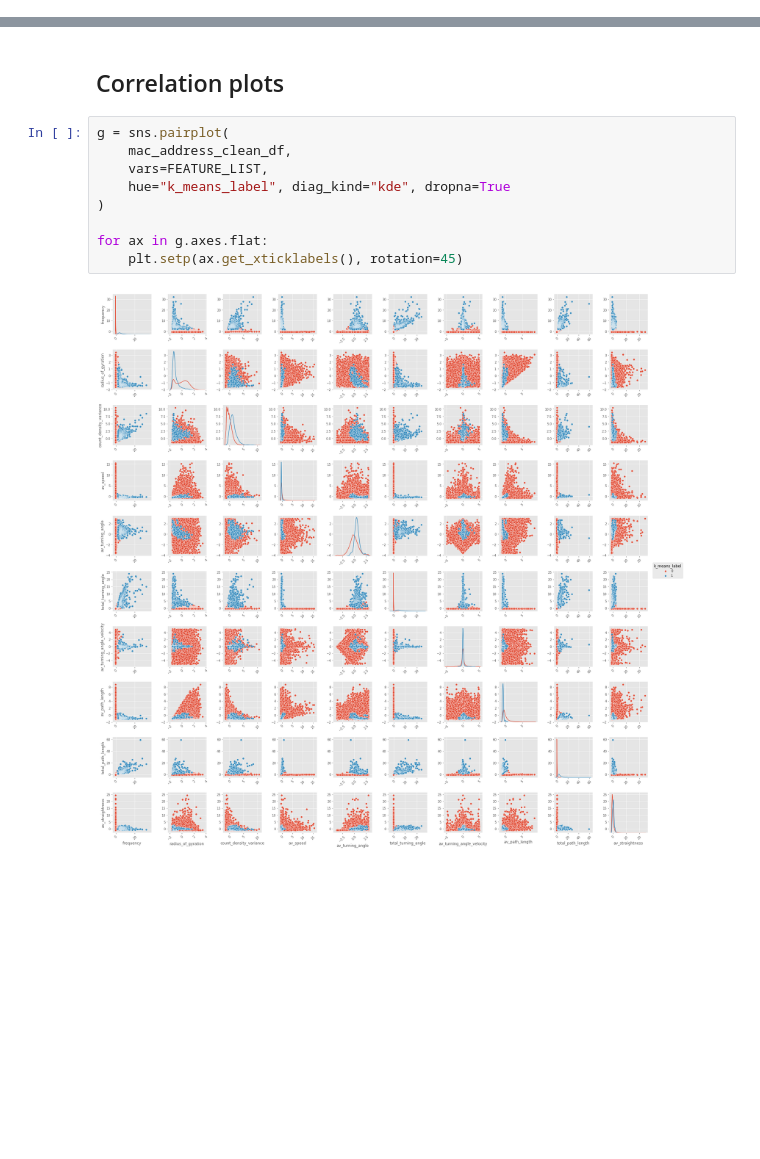
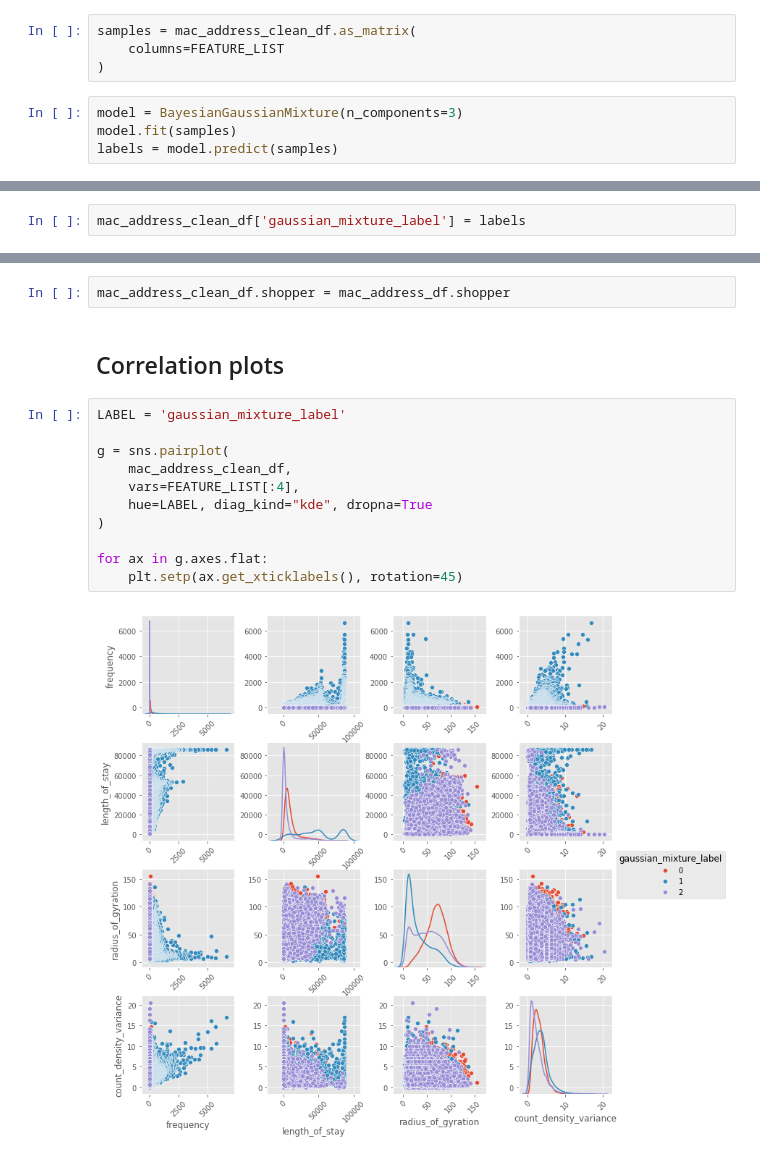
Before and after one commit to Beaulieu318/msci-complexity-project, a Jupyter notebook: msci/cleaning/mac_address_feature_k_means.ipynb, the cells around one changed output, grey strips where cells are left out. Drawn from its saved outputs; the diff is of its cells as text; blank space fills up the shorter version.

Commit message:
add mixture models to the k means notebook

```diff
--- a/msci/cleaning/mac_address_feature_k_means.ipynb
+++ b/msci/cleaning/mac_address_feature_k_means.ipynb
@@ -84,0 +97,8 @@ Name: k_means_label, dtype: int64
+# %%
+samples = mac_address_clean_df.as_matrix(
+    columns=FEATURE_LIST
+)
+# %%
+model = BayesianGaussianMixture(n_components=3)
+model.fit(samples)
+labels = model.predict(samples)
@@ -84,0 +110,2 @@ Name: k_means_label, dtype: int64
+# %%
+mac_address_clean_df['gaussian_mixture_label'] = labels
@@ -85,13 +148,17 @@ Name: k_means_label, dtype: int64
+# %%
+mac_address_clean_df.shopper = mac_address_df.shopper
 # %% [markdown]
 ## Correlation plots
 # %%
+LABEL = 'gaussian_mixture_label'
+
 g = sns.pairplot(
     mac_address_clean_df,
-    vars=FEATURE_LIST,
-    hue="k_means_label", diag_kind="kde", dropna=True
+    vars=FEATURE_LIST[:4],
+    hue=LABEL, diag_kind="kde", dropna=True
 )
 
 for ax in g.axes.flat:
     plt.setp(ax.get_xticklabels(), rotation=45)
 # %% [output]
-[figure, old version]
+[figure, new version]
```
Also changed, not shown: parts of 37 cells of this notebook.
